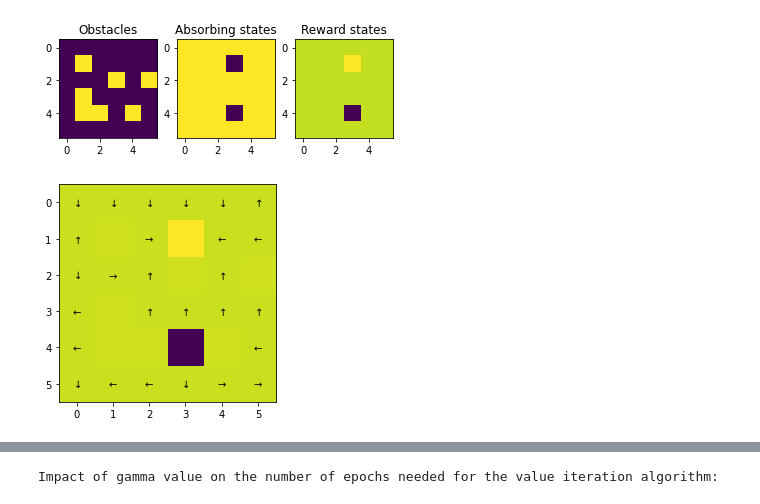
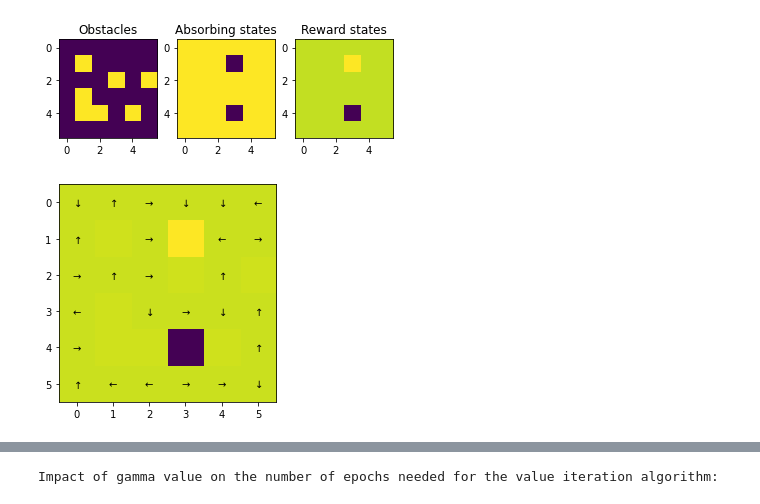
Before and after one commit to kevinlandert/IC_RL_CW1_TabularReinforcementLearning, a Jupyter notebook: jupyter/Question3.ipynb, the cells around one changed output, grey strips where cells are left out. Saved outputs shown, nothing was run; the diff lists cells and outputs as text; code cells hidden in the pictures.

```diff
--- a/jupyter/Question3.ipynb
+++ b/jupyter/Question3.ipynb
@@ -513,10 +26,10 @@ grid = GridWorld(p = 0.65)
 # %% [output]
 [figure]
 # %%
-opt_pol,Q,epochs = grid.MC_algorithm(0.8)
+Q,opt_pol,epochs = grid.mc_estimation(alpha = 0.04,discount = 0.65,epochs = 1000)
 grid.draw_deterministic_policy(np.array([np.argmax(opt_pol[row,:]) for row in range(grid.state_size)]))
 # %% [output]
-[figure, old version]
+[figure, new version]
 # %%
 val = np.max(Q,axis = 1)
 grid.draw_value(val)
```
Also changed, not shown: parts of 8 cells of this notebook, 4 other files.
